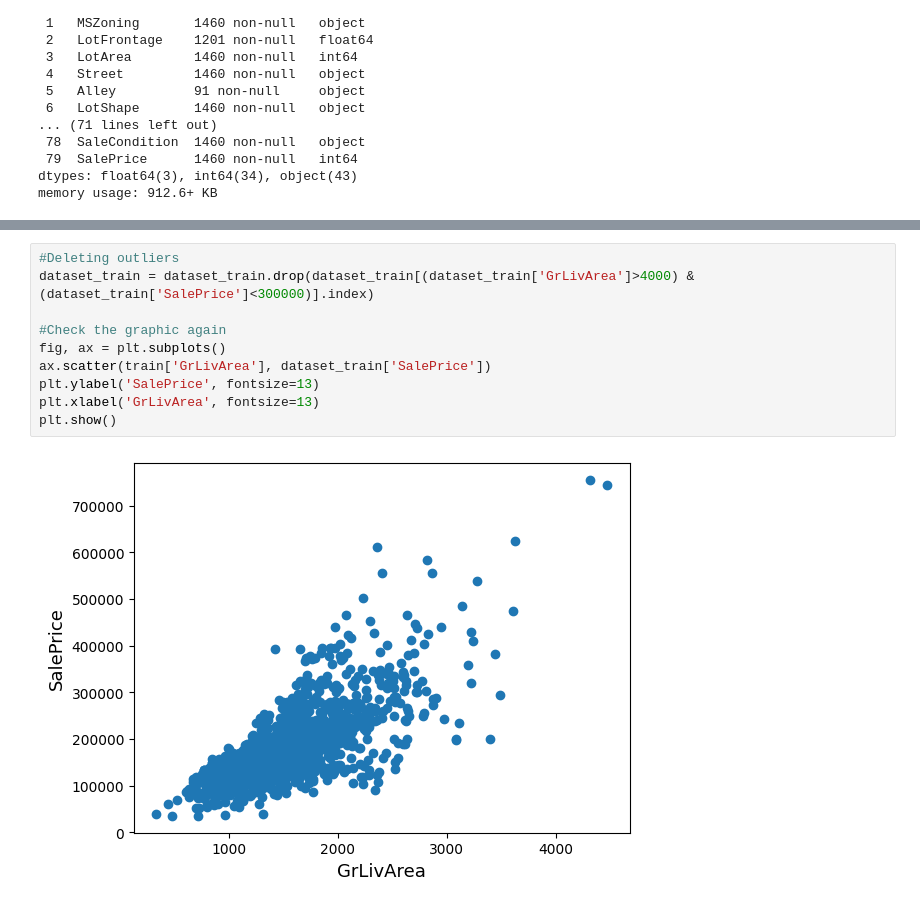
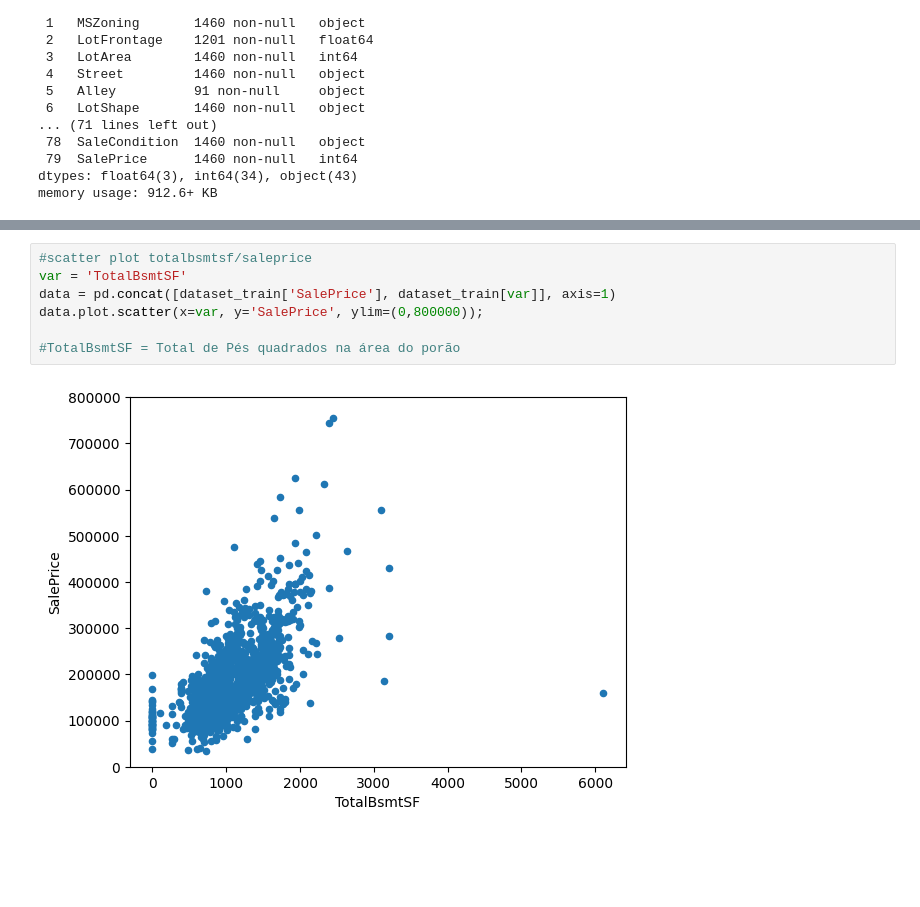
Before and after one commit to Higor-alv/DataAnalysis_C3, a Jupyter notebook: main.ipynb, the cells around one changed output, grey strips where cells are left out. Saved outputs shown, nothing was run; the diff lists cells and outputs as text; blank space fills up the shorter version.

```diff
--- a/main.ipynb
+++ b/main.ipynb
@@ -78,12 +84,9 @@ plt.show()
 # %%
-#Deleting outliers
-dataset_train = dataset_train.drop(dataset_train[(dataset_train['GrLivArea']>4000) & (dataset_train['SalePrice']<300000)].index)
+#scatter plot totalbsmtsf/saleprice
+var = 'TotalBsmtSF'
+data = pd.concat([dataset_train['SalePrice'], dataset_train[var]], axis=1)
+data.plot.scatter(x=var, y='SalePrice', ylim=(0,800000));
 
-#Check the graphic again
-fig, ax = plt.subplots()
-ax.scatter(train['GrLivArea'], dataset_train['SalePrice'])
-plt.ylabel('SalePrice', fontsize=13)
-plt.xlabel('GrLivArea', fontsize=13)
-plt.show()
+#TotalBsmtSF = Total de Pés quadrados na área do porão
 # %% [output]
-[figure, old version]
+[figure, new version]
```
Also changed, not shown: parts of 7 cells of this notebook, 1 other file.
